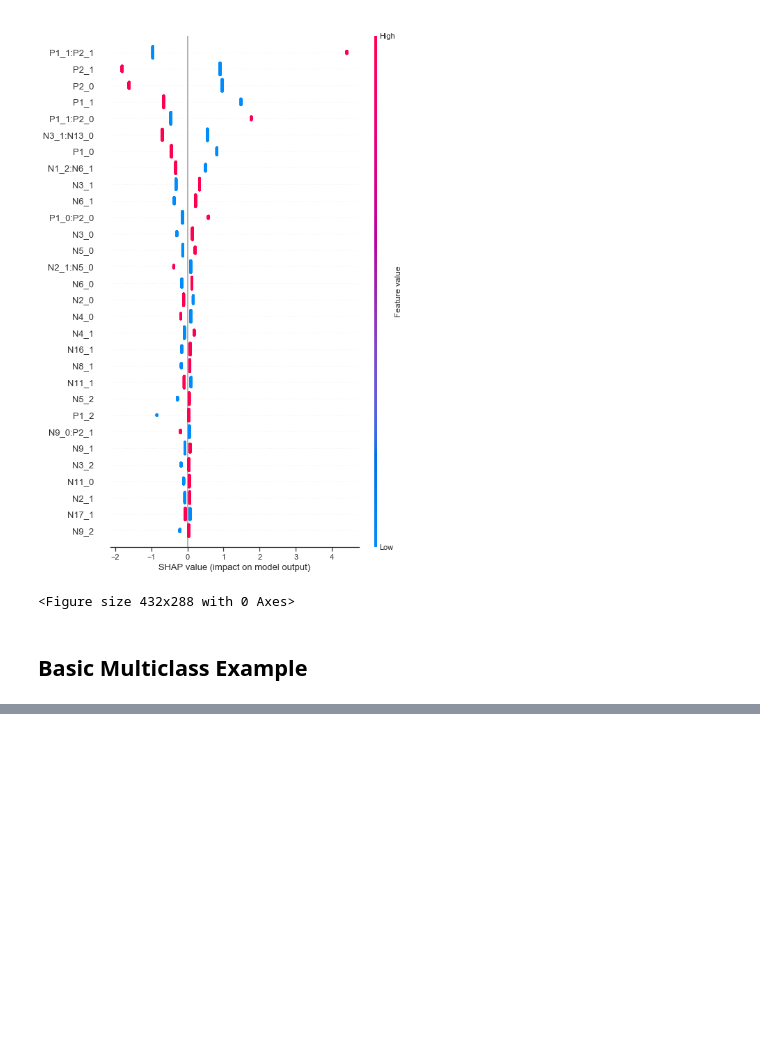
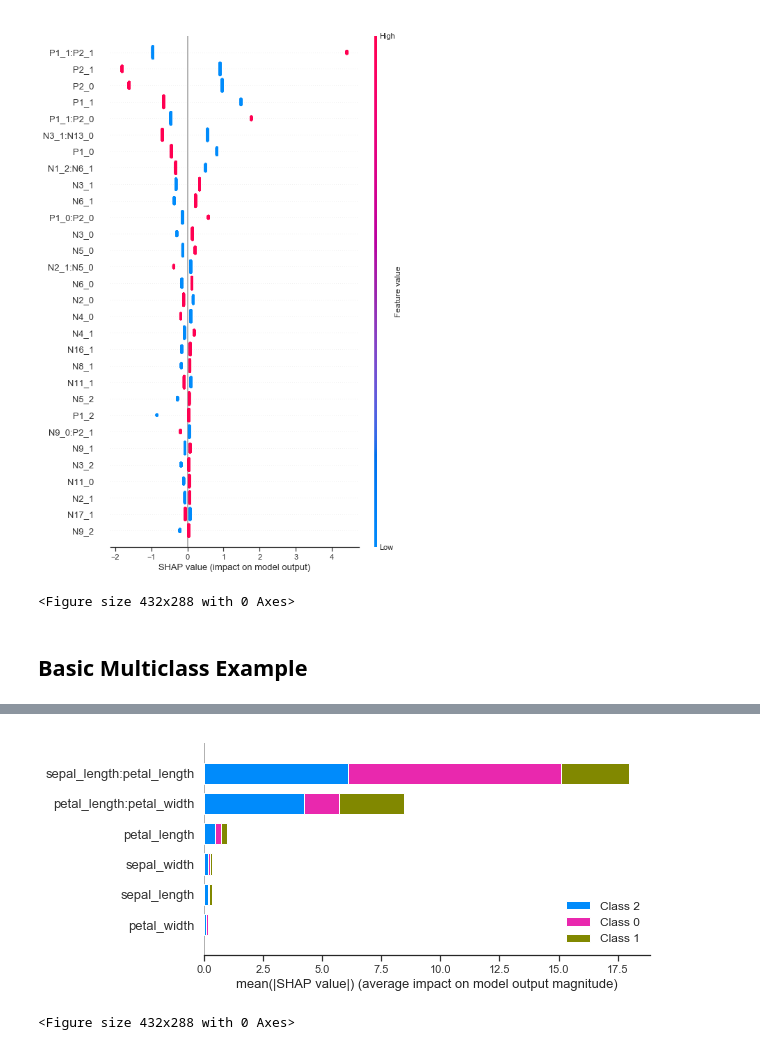
Before and after one commit to jlevy44/InteractionTransformer, a Jupyter notebook: demos/InteractionTransformerPythonDemo.ipynb, the cells around one changed output, grey strips where cells are left out. Drawn from its saved outputs; the diff is of its cells as text; code cells hidden in the pictures; blank space fills up the shorter version.

```diff
--- a/demos/InteractionTransformerPythonDemo.ipynb
+++ b/demos/InteractionTransformerPythonDemo.ipynb
@@ -164,0 +168,3 @@ shap_vals[0].shape
+# %%
+X_train2=transformer.transform(X_train)
+X_test2=transformer.transform(X_test)
@@ -164,0 +185,5 @@ shap_vals[0].shape
+# %%
+shap_lr4=run_shap(X_train2, X_test2, lr2, model_type='linear', explainer_options={}, get_shap_values_options={}, overall=True, savefile='../test_data/epistasis.lr2.shap.png')
+# %% [output]
+[figure, added]
+<Figure size 432x288 with 0 Axes>
```
Also changed, not shown: parts of 8 cells of this notebook.
